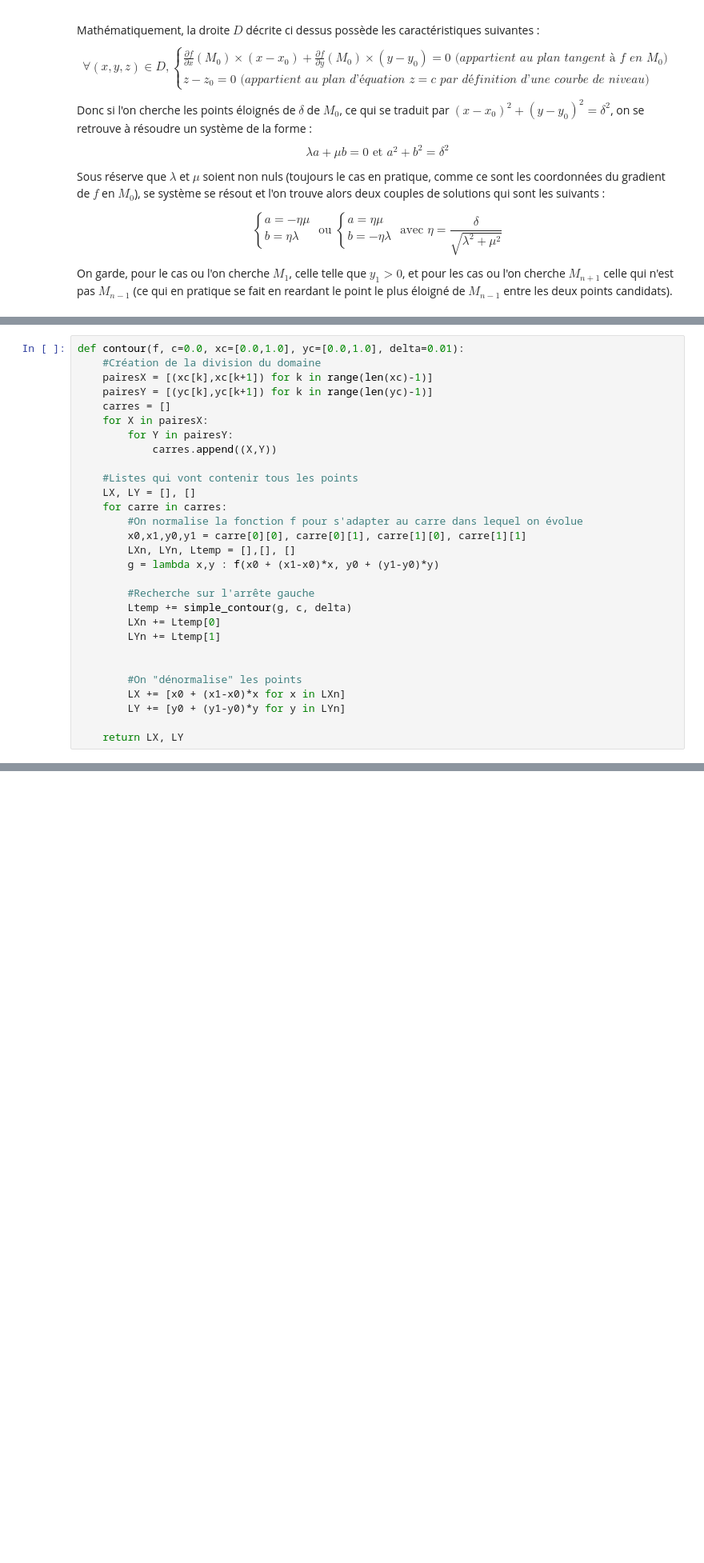
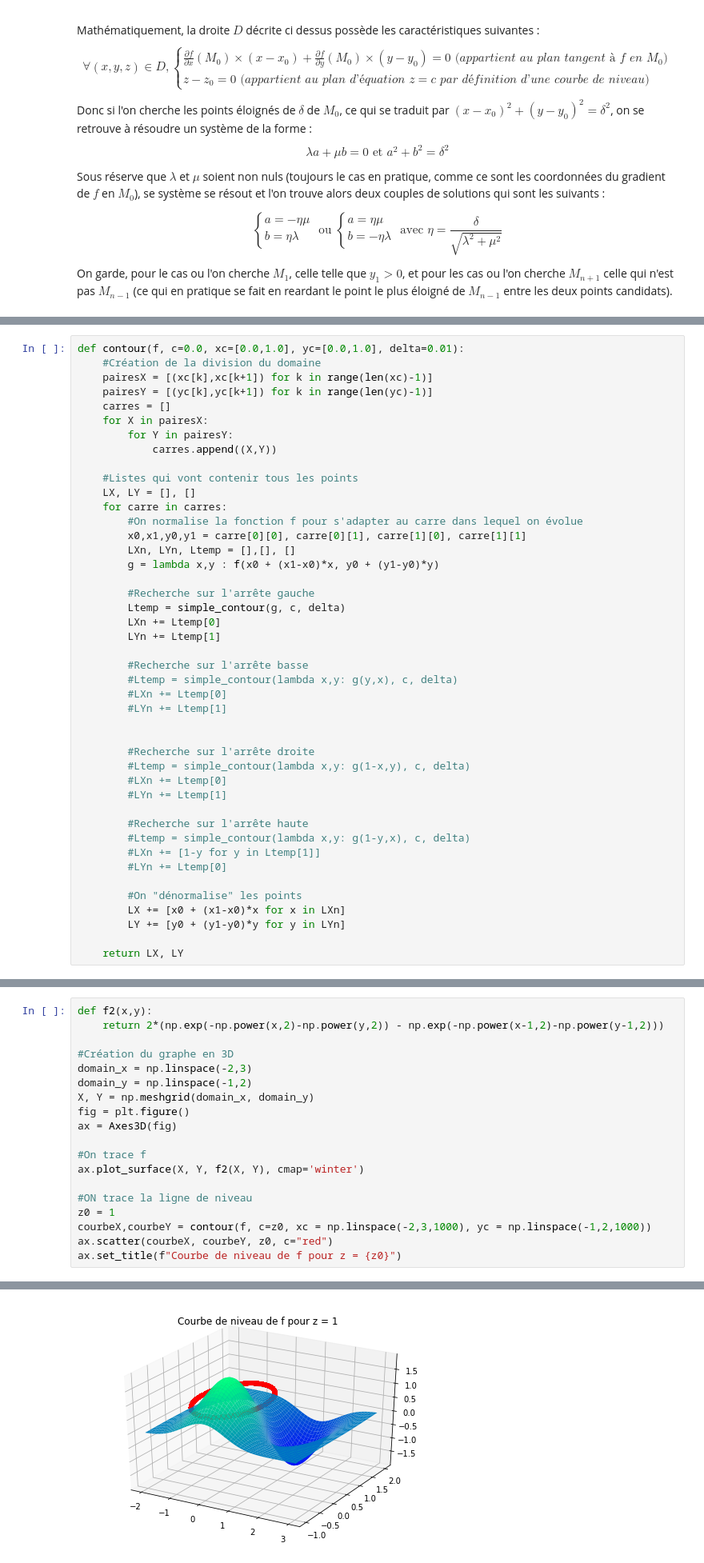
Before and after one commit to RSLLES/Projet_CD2, a Jupyter notebook: projet.ipynb, the cells around one changed output, grey strips where cells are left out. Shown at 80% size. Cells and saved outputs as stored; diff of their text form; blank space fills up the shorter version.

```diff
--- a/projet.ipynb
+++ b/projet.ipynb
@@ -237,10 +272,25 @@ def contour(f, c=0.0, xc=[0.0,1.0], yc=[0.0,1.0], delta=0.01):
         g = lambda x,y : f(x0 + (x1-x0)*x, y0 + (y1-y0)*y)
 
         #Recherche sur l'arrête gauche
-        Ltemp += simple_contour(g, c, delta)
+        Ltemp = simple_contour(g, c, delta)
         LXn += Ltemp[0]
         LYn += Ltemp[1]
 
+        #Recherche sur l'arrête basse
+        #Ltemp = simple_contour(lambda x,y: g(y,x), c, delta)
+        #LXn += Ltemp[0]
+        #LYn += Ltemp[1]
+
+
+        #Recherche sur l'arrête droite
+        #Ltemp = simple_contour(lambda x,y: g(1-x,y), c, delta)
+        #LXn += Ltemp[0]
+        #LYn += Ltemp[1]
+
+        #Recherche sur l'arrête haute
+        #Ltemp = simple_contour(lambda x,y: g(1-y,x), c, delta)
+        #LXn += [1-y for y in Ltemp[1]]
+        #LYn += Ltemp[0]
 
         #On "dénormalise" les points
         LX += [x0 + (x1-x0)*x for x in LXn]
@@ -277,0 +328,20 @@ ax.set_title(f"Courbe de niveau de f pour z = {z0}")
+# %%
+def f2(x,y):
+    return 2*(np.exp(-np.power(x,2)-np.power(y,2)) - np.exp(-np.power(x-1,2)-np.power(y-1,2)))
+
+#Création du graphe en 3D
+domain_x = np.linspace(-2,3)
+domain_y = np.linspace(-1,2)
+X, Y = np.meshgrid(domain_x, domain_y)
+fig = plt.figure()
+ax = Axes3D(fig)
+
+#On trace f
+ax.plot_surface(X, Y, f2(X, Y), cmap='winter')
+
+#ON trace la ligne de niveau
+z0 = 1
+courbeX,courbeY = contour(f, c=z0, xc = np.linspace(-2,3,1000), yc = np.linspace(-1,2,1000))
+ax.scatter(courbeX, courbeY, z0, c="red")
+ax.set_title(f"Courbe de niveau de f pour z = {z0}")
+# %% [output]
@@ -277,0 +349 @@ ax.set_title(f"Courbe de niveau de f pour z = {z0}")
+[figure, added]
```
Also changed, not shown: parts of 14 cells of this notebook.
